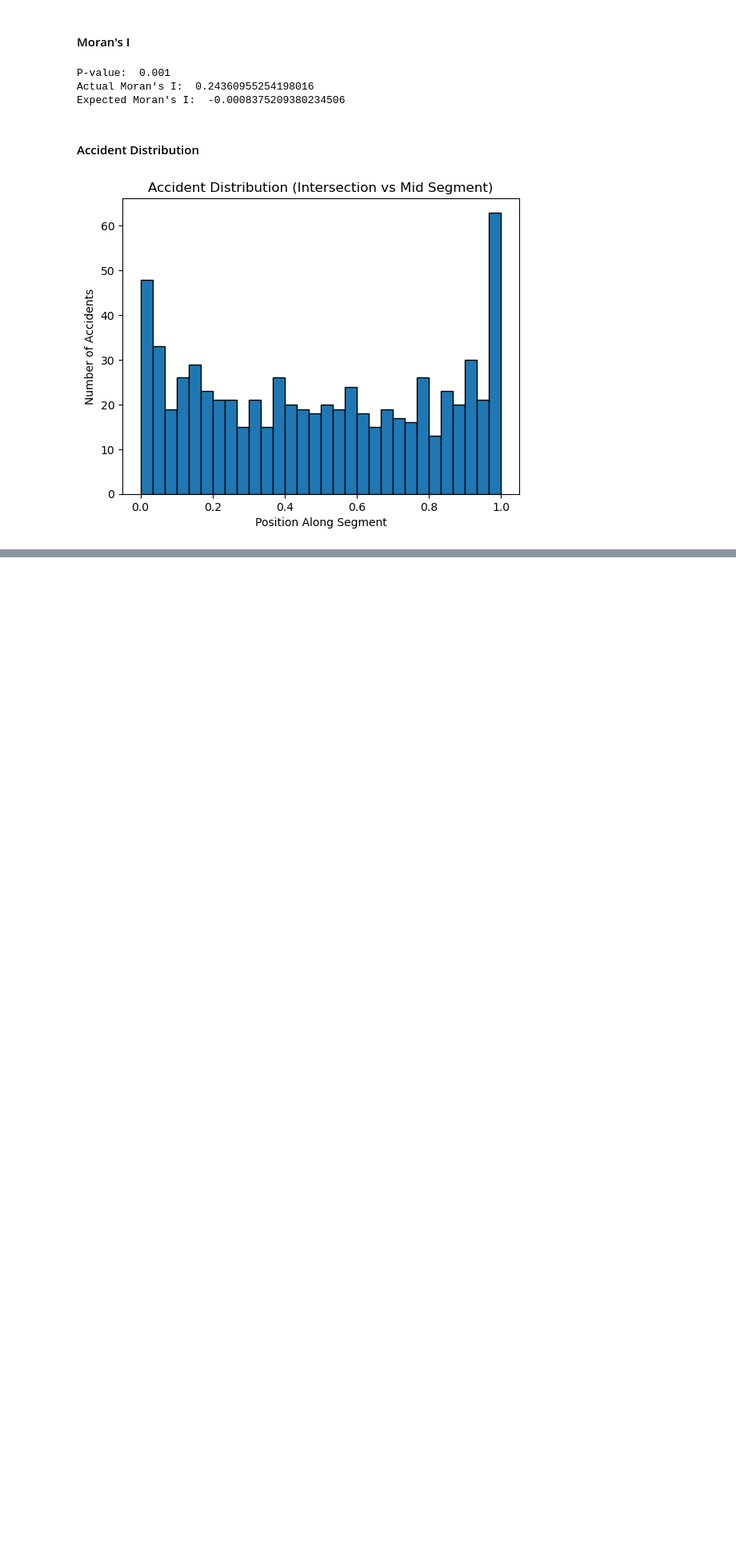
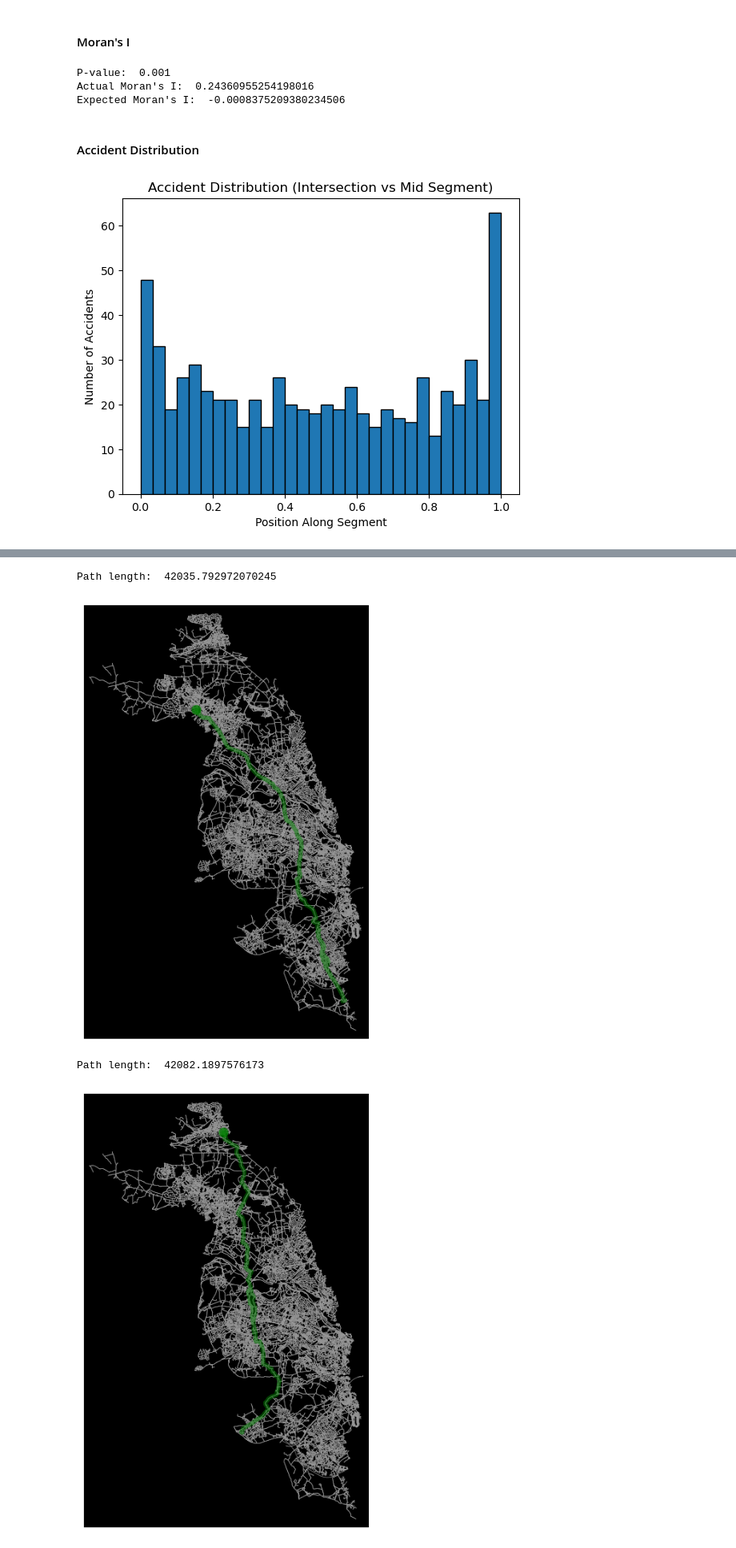
Before and after one commit to mak1821/Network-Data-Analysis---Coursework, a Jupyter notebook: Part2.ipynb, the cells around one changed output, grey strips where cells are left out. Shown at 80% size. Cells and saved outputs as stored; diff of their text form; code cells hidden in the pictures; blank space fills up the shorter version.

Commit message:
Added code for Voronoi Path Generation

```diff
--- a/Part2.ipynb
+++ b/Part2.ipynb
@@ -210,0 +244,4 @@ plt.show()
+# %%
+seed = seed_nodes[0]
+zone1_nodes = voronoi[seed]
+G_zone1 = G.subgraph(zone1_nodes)
@@ -210,0 +271,6 @@ plt.show()
+# %%
+best_candidates = sorted(found_paths, key=lambda x: abs(x[1] - 42000))
+for i, (path, dist) in enumerate(best_candidates):
+    print("Path nodes: ", path)
+    print("Path length: ", dist/1000)
+    ox.plot_graph_route(G_zone1, path, route_color='yellow', bgcolor='k', node_size=0, edge_linewidth=0.5, save=True, filepath=f'/Voronoi/zone1_loop{i+1}.png')
@@ -210,0 +279,23 @@ plt.show()
+# %%
+seed = seed_nodes[1]
+zone2_nodes = voronoi[seed]
+G_zone2 = G.subgraph(zone2_nodes)
+# %%
+best_path = None
+best_dist = float('inf')
+found_paths = []
+
+trial_nodes = random.choices(list(G_zone2.nodes), k=1000)
+for node in trial_nodes:
+    result = find_loop(node, G_zone2)
+    if result:
+        path, dist = result
+        if abs(dist - 42000) <= variation:
+            found_paths.append((path, dist))
+            if abs(dist - 42000) < abs(best_dist - 42000):
+                best_path = path
+                best_dist = dist
+            if(len(found_paths)==3):
+                break
+
+print(len(found_paths), "valid paths found!")
@@ -210,0 +306,10 @@ plt.show()
+# %%
+best_candidates = sorted(found_paths, key=lambda x: abs(x[1] - 42000))
+for i, (path, dist) in enumerate(best_candidates):
+    print("Path length: ", dist)
+    ox.plot_graph_route(G_zone2, path, route_color='green', bgcolor='k', node_size=0, edge_linewidth=0.5, save=True, filepath=f'/Voronoi/zone2_loop{i+1}.png')
+# %% [output]
+Path length:  42035.792972070245
+[figure, added]
+Path length:  42082.1897576173
+[figure, added]
```
Also changed, not shown: parts of 25 cells of this notebook, 2 other files.
